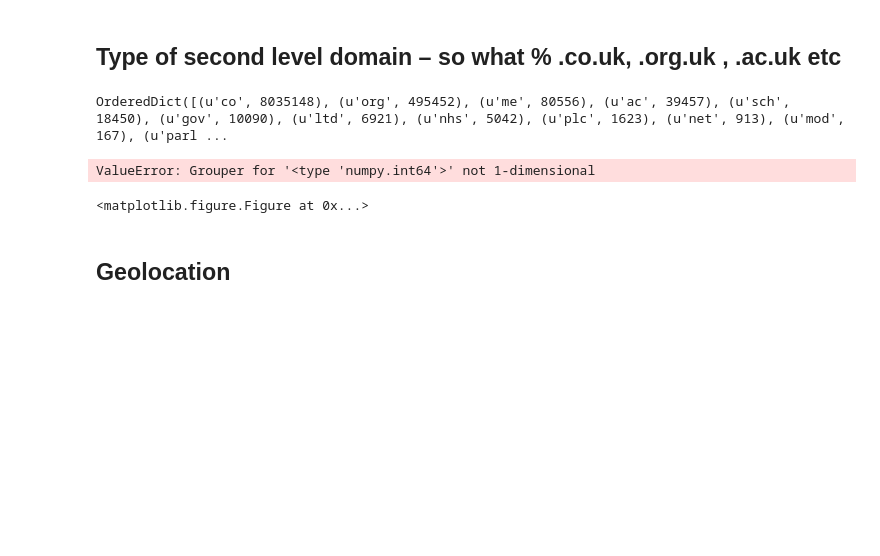
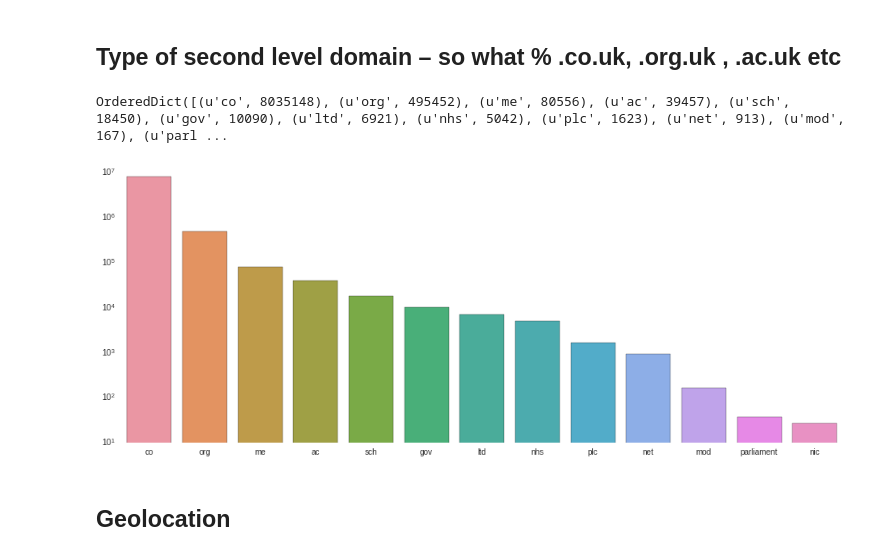
Before and after one commit to ukwa/crawl-analysis, a Jupyter notebook: domain-crawl/2014-domain-crawl-analysis.ipynb, the cells around one changed output. Cells and saved outputs as stored; diff of their text form; code cells hidden in the pictures; blank space fills up the shorter version.

Commit message:
Updated remaining diagrams.

```diff
--- a/domain-crawl/2014-domain-crawl-analysis.ipynb
+++ b/domain-crawl/2014-domain-crawl-analysis.ipynb
@@ -194,19 +194,18 @@ plt.show()
 # %%
 slds_sorted = OrderedDict(sorted(slds.items(), key=lambda x: x[1], reverse=True))
 
 print(slds_sorted)
 
 fig = plt.figure(figsize=(16,6))
 
-seaborn.barplot(range(len(slds_sorted)), slds_sorted.values()[:tldc])
+seaborn.barplot(range(len(slds_sorted)), slds_sorted.values())
 
-plt.xticks(range(len(slds_sorted)), slds_sorted.keys()[:tldc])
+plt.xticks(range(len(slds_sorted)), slds_sorted.keys())
 plt.yscale('log')
 plt.show()
 # %% [output]
 OrderedDict([(u'co', 8035148), (u'org', 495452), (u'me', 80556), (u'ac', 39457), (u'sch', 18450), (u'gov', 10090), (u'ltd', 6921), (u'nhs', 5042), (u'plc', 1623), (u'net', 913), (u'mod', 167), (u'parl ...
-ValueError: Grouper for '<type 'numpy.int64'>' not 1-dimensional
-<matplotlib.figure.Figure at 0x...>
+[figure, added]
 # %% [markdown]
 ## Geolocation
 # %%
```
Also changed, not shown: parts of 2 cells of this notebook, 1 other file.
